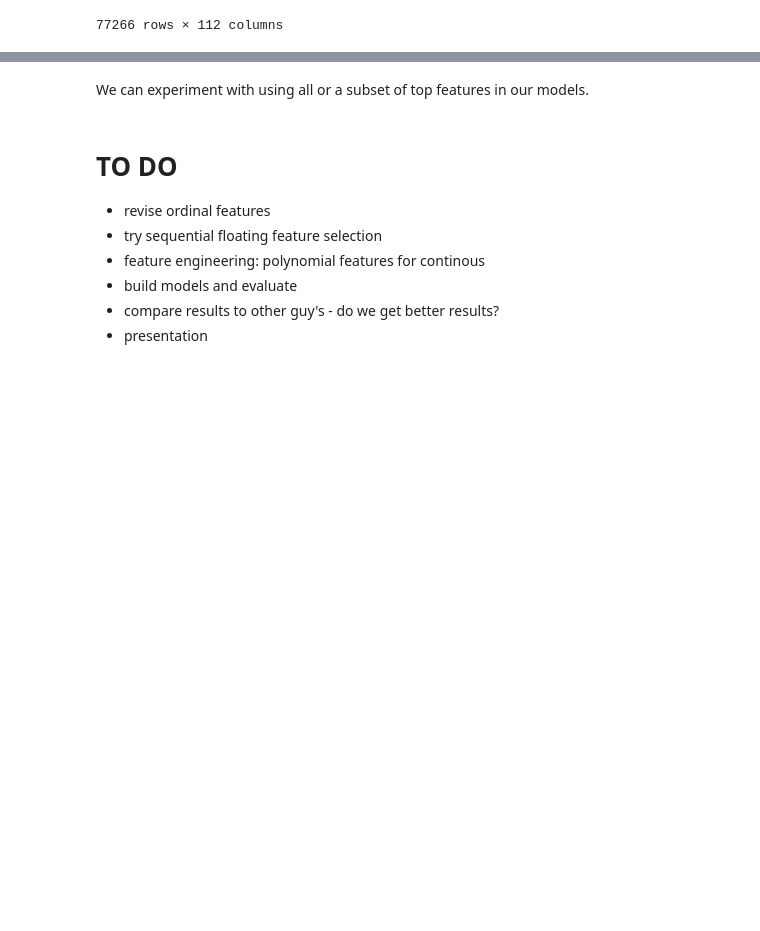
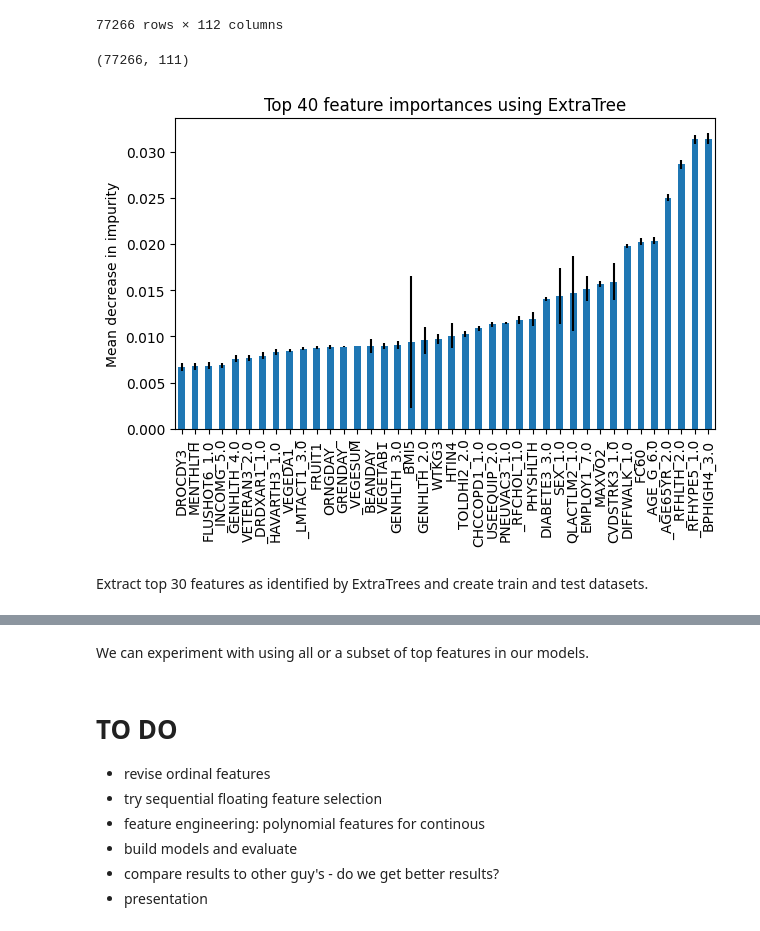
Before and after one commit to Madelinehazel/UofT_3253_term_project, a Jupyter notebook: notebooks/heart_disease_data_cleaning.ipynb, the cells around one changed output, grey strips where cells are left out. Cells and saved outputs as stored; diff of their text form; code cells hidden in the pictures; blank space fills up the shorter version.

Commit message:
ExtraTrees on full dataset instead of train

```diff
--- a/notebooks/heart_disease_data_cleaning.ipynb
+++ b/notebooks/heart_disease_data_cleaning.ipynb
@@ -1011,3 +1021,7 @@ for column in categorical:
 filtered_data.dropna(subset=target, inplace=True)
 y = filtered_data[target]
 X = filtered_data.drop(target, axis=1)
+# %%
+X.shape
+# %% [output]
+(77266, 111)
@@ -1014,2 +1055,34 @@ X = filtered_data.drop(target, axis=1)
+# %%
+full_pipeline.fit(X)
+# Transform data and convert it back to a DataFrame with column names
+X_transform = pd.DataFrame(
+    full_pipeline.transform(X),
+    columns=continuous
+    + full_pipeline.named_transformers_["cat"]
+    .get_feature_names_out(categorical)
+    .tolist(),
+)
+# %%
+# implement ExtraTrees to quickly identify feature importance
+clf = ExtraTreesClassifier(n_estimators=100, random_state=0)
+clf.fit(X_transform, y)
+
+# https://scikit-learn.org/stable/auto_examples/ensemble/plot_forest_importances.html#sphx-glr-auto-examples-ensemble-plot-forest-importances-py
+importances = clf.feature_importances_
+std = np.std([tree.feature_importances_ for tree in clf.estimators_], axis=0)
+# %%
+# plot top 40 most important features
+forest_importances = pd.Series(importances, index=X_transform.columns).sort_values()[
+    -40:
+]
+fig, ax = plt.subplots()
+forest_importances.plot.bar(yerr=std[-40:], ax=ax)
+ax.set_title("Top 40 feature importances using ExtraTree")
+ax.set_ylabel("Mean decrease in impurity")
+fig.tight_layout()
+# %% [output]
+[figure, added]
+# %% [markdown]
+Extract top 30 features as identified by ExtraTrees and create train and test datasets.
 # %%
 X_train, X_test, y_train, y_test = train_test_split(X, y, train_size=0.7)
```
Also changed, not shown: parts of 11 cells of this notebook.
